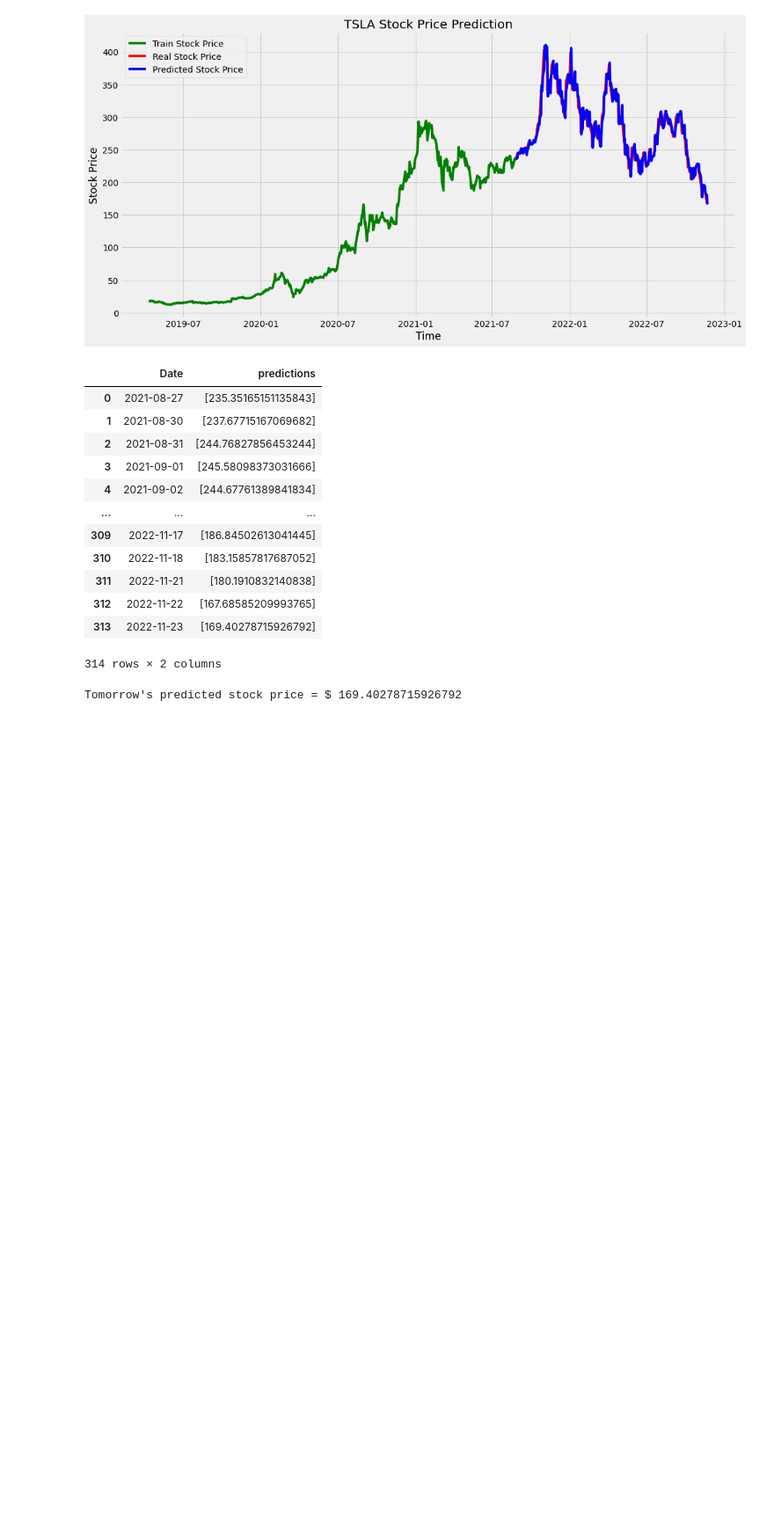
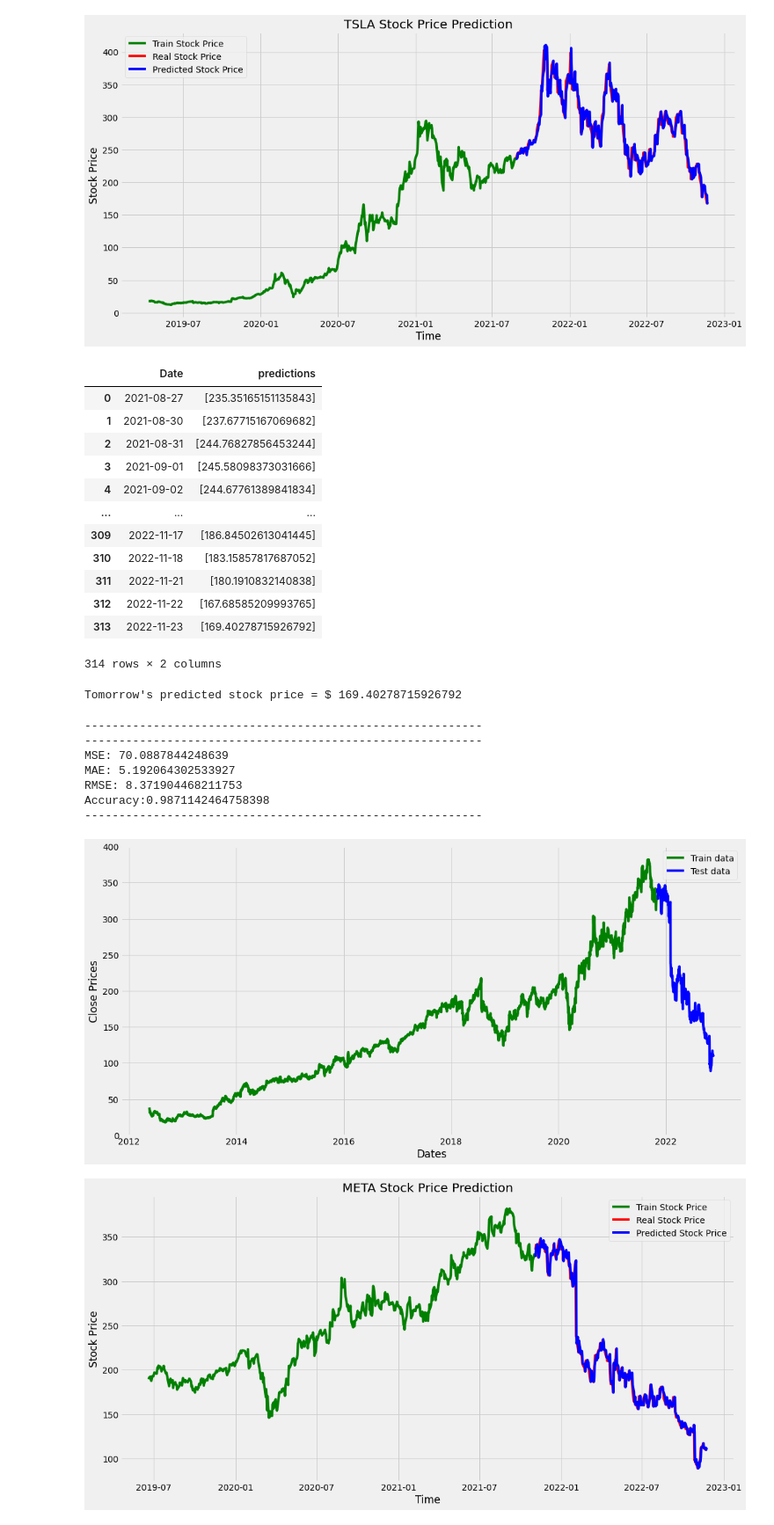
Before and after one commit to helleborus22/Machine-Learning-Project4, a Jupyter notebook: stock-prediction/stock_price_prediction.ipynb, the cells around one changed output. Shown: that part at 88% size. Saved outputs shown, nothing was run; the diff lists cells and outputs as text; code cells hidden in the pictures; blank space fills up the shorter version.

```diff
--- a/stock-prediction/stock_price_prediction.ipynb
+++ b/stock-prediction/stock_price_prediction.ipynb
@@ -775,0 +855,14 @@ model.save("ARIMA_Model.h5")
+# %%
+df_pred = pd.DataFrame()
+
+df_pred = ARIMA_model(df_ticker)
+# %% [output]
+----------------------------------------------------------
+----------------------------------------------------------
+MSE: 70.0887844248639
+MAE: 5.192064302533927
+RMSE: 8.371904468211753
+Accuracy:0.9871142464758398
+----------------------------------------------------------
+[figure, added]
+[figure, added]
```
Also changed, not shown: parts of 15 cells of this notebook.
